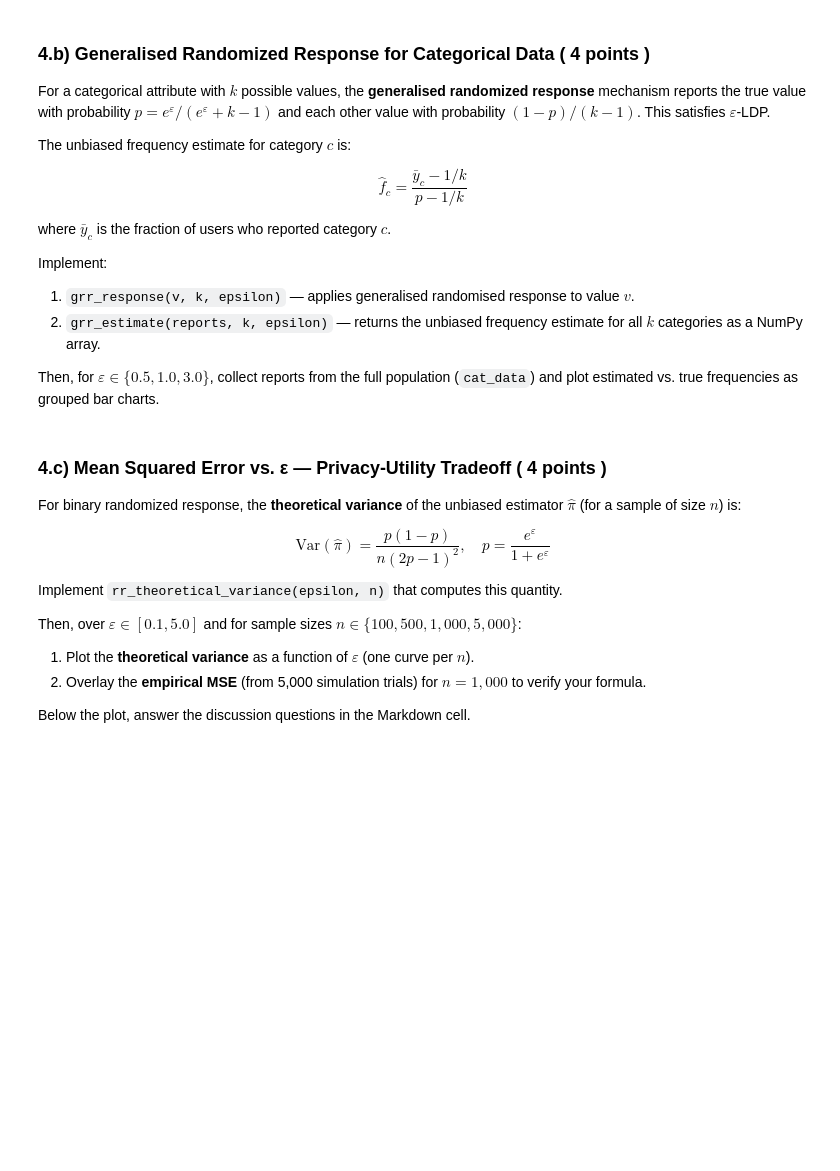
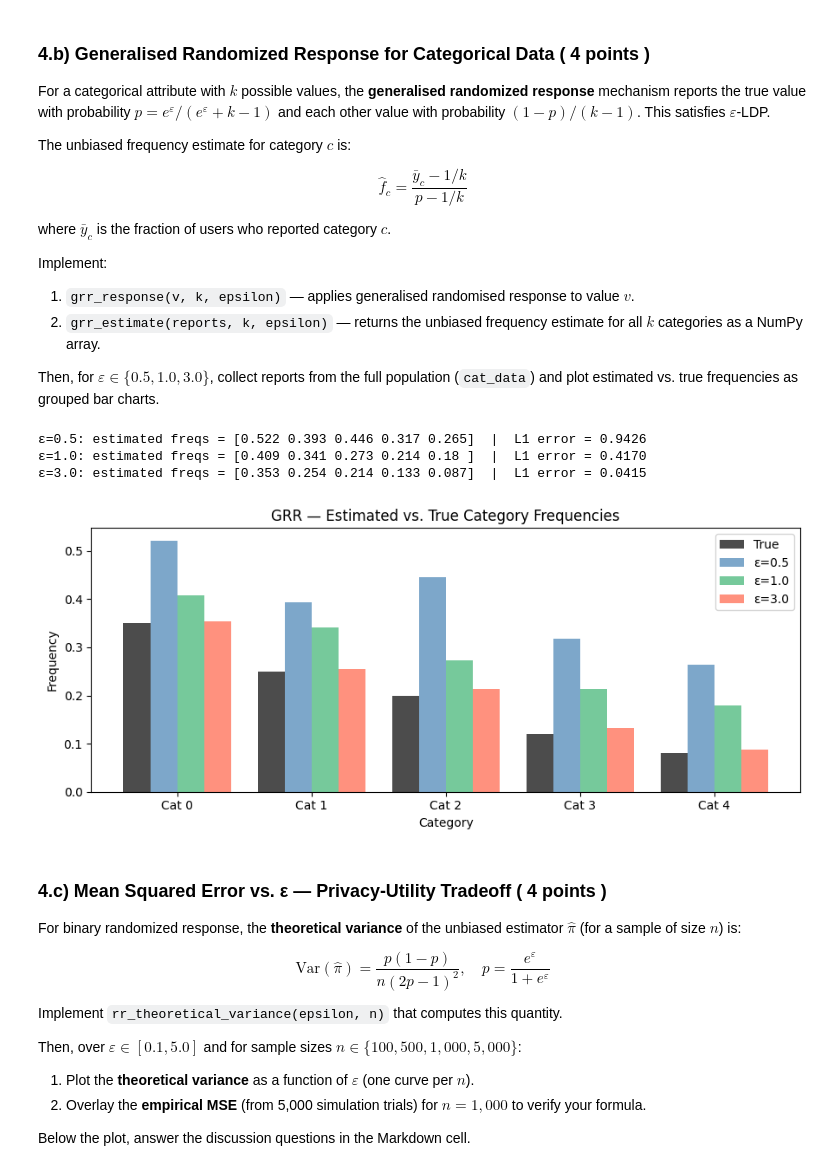
Before and after one commit to tgulur/EEP509-Lab2, a Jupyter notebook: Lab_Differential_Privacy.ipynb, the cells around one changed output. Drawn from its saved outputs; the diff is of its cells as text; code cells hidden in the pictures; blank space fills up the shorter version.

```diff
--- a/Lab_Differential_Privacy.ipynb
+++ b/Lab_Differential_Privacy.ipynb
@@ -705,9 +705,15 @@ def grr_response(v, k, epsilon):
     -------
     int : reported category.
     """
-    report = v  # replace with your implementation
+    # report = v  # replace with your implementation
 
     # YOUR CODE HERE:
+    p = np.exp(epsilon) / (np.exp(epsilon) + k - 1)  # probability of telling the truth
+    if np.random.rand() < p:
+        report = v  # tell the truth
+    else:
+        report = np.random.choice([i for i in range(k) if i != v])  # lie (choose a different category)
+
 
     return report
 
@@ -728,33 +734,41 @@ def grr_estimate(reports, k, epsilon):
     """
     freq_est = np.zeros(k)
 
     # YOUR CODE HERE:
+    p = np.exp(epsilon) / (np.exp(epsilon) + k - 1)  # probability of telling the truth
+    for i in range(k):
+        freq_est[i] = (np.mean(reports == i) - (1 - p) / k) / (p - (1 - p) / k)
 
     return freq_est
 
 
 def test_4b():
     epsilons = [0.5, 1.0, 3.0]
     x        = np.arange(K_CAT)
     width    = 0.2
     colors   = ['steelblue', 'mediumseagreen', 'tomato']
 
     fig, ax = plt.subplots(figsize=(9, 4))
     ax.bar(x - 1.5*width, TRUE_FREQ, width, label='True', color='black', alpha=0.7)
 
     for i, (eps, col) in enumerate(zip(epsilons, colors)):
         reports = np.array([grr_response(v, K_CAT, eps) for v in cat_data])
         est     = grr_estimate(reports, K_CAT, eps)
         ax.bar(x + (i - 0.5)*width, est, width, label=f'ε={eps}', color=col, alpha=0.7)
         l1_err = np.sum(np.abs(est - TRUE_FREQ))
         print(f'ε={eps:.1f}: estimated freqs = {np.round(est, 3)}  |  L1 error = {l1_err:.4f}')
 
     ax.set_title('GRR — Estimated vs. True Category Frequencies')
     ax.set_xlabel('Category'); ax.set_ylabel('Frequency')
     ax.set_xticks(x); ax.set_xticklabels([f'Cat {i}' for i in range(K_CAT)])
     ax.legend(); plt.tight_layout(); plt.show()
 
 test_4b()
+# %% [output]
+ε=0.5: estimated freqs = [0.522 0.393 0.446 0.317 0.265]  |  L1 error = 0.9426
+ε=1.0: estimated freqs = [0.409 0.341 0.273 0.214 0.18 ]  |  L1 error = 0.4170
+ε=3.0: estimated freqs = [0.353 0.254 0.214 0.133 0.087]  |  L1 error = 0.0415
+[figure, added]
 # %% [markdown]
 ### 4.c) Mean Squared Error vs. ε — Privacy-Utility Tradeoff ( 4 points )
 
```
Also changed, not shown: parts of 4 cells of this notebook.
